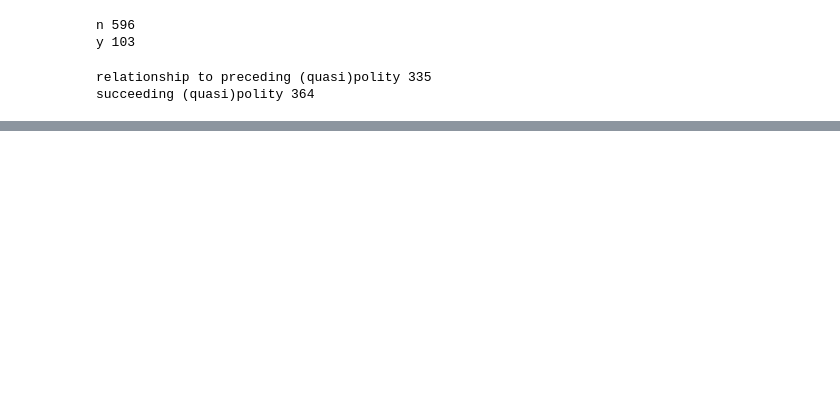
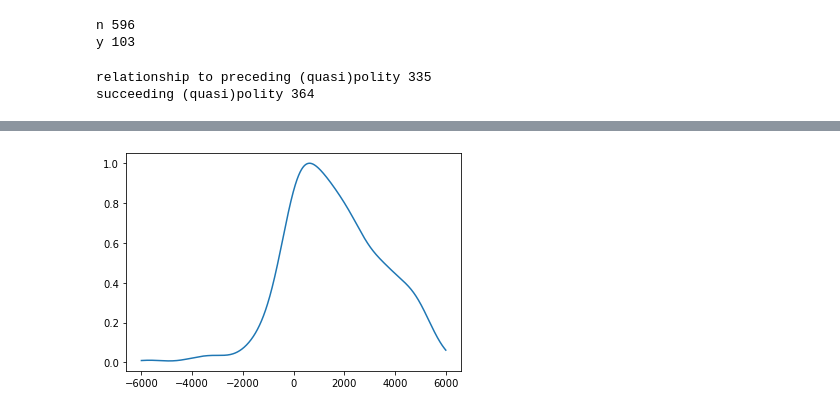
Before and after one commit to TobiasW1891/CSH_Project, a Jupyter notebook: Relationship to Previous Polity.ipynb, the cells around one changed output, grey strips where cells are left out. Saved outputs shown, nothing was run; the diff lists cells and outputs as text; code cells hidden in the pictures; blank space fills up the shorter version.

```diff
--- a/Relationship to Previous Polity.ipynb
+++ b/Relationship to Previous Polity.ipynb
@@ -199,0 +228,9 @@ Name: Polity.End, Length: 335, dtype: float64
+# %%
+from scipy.stats import gaussian_kde
+KDE = gaussian_kde(Relationships["Polity.End.Scaled"])
+time_range = np.arange(-6000,6000,10)
+KDE_t = KDE(time_range)
+plt.plot(time_range, KDE_t / max(KDE_t))
+plt.show()
+# %% [output]
+[figure, added]
```
Also changed, not shown: parts of 26 cells of this notebook, 5 other files.
